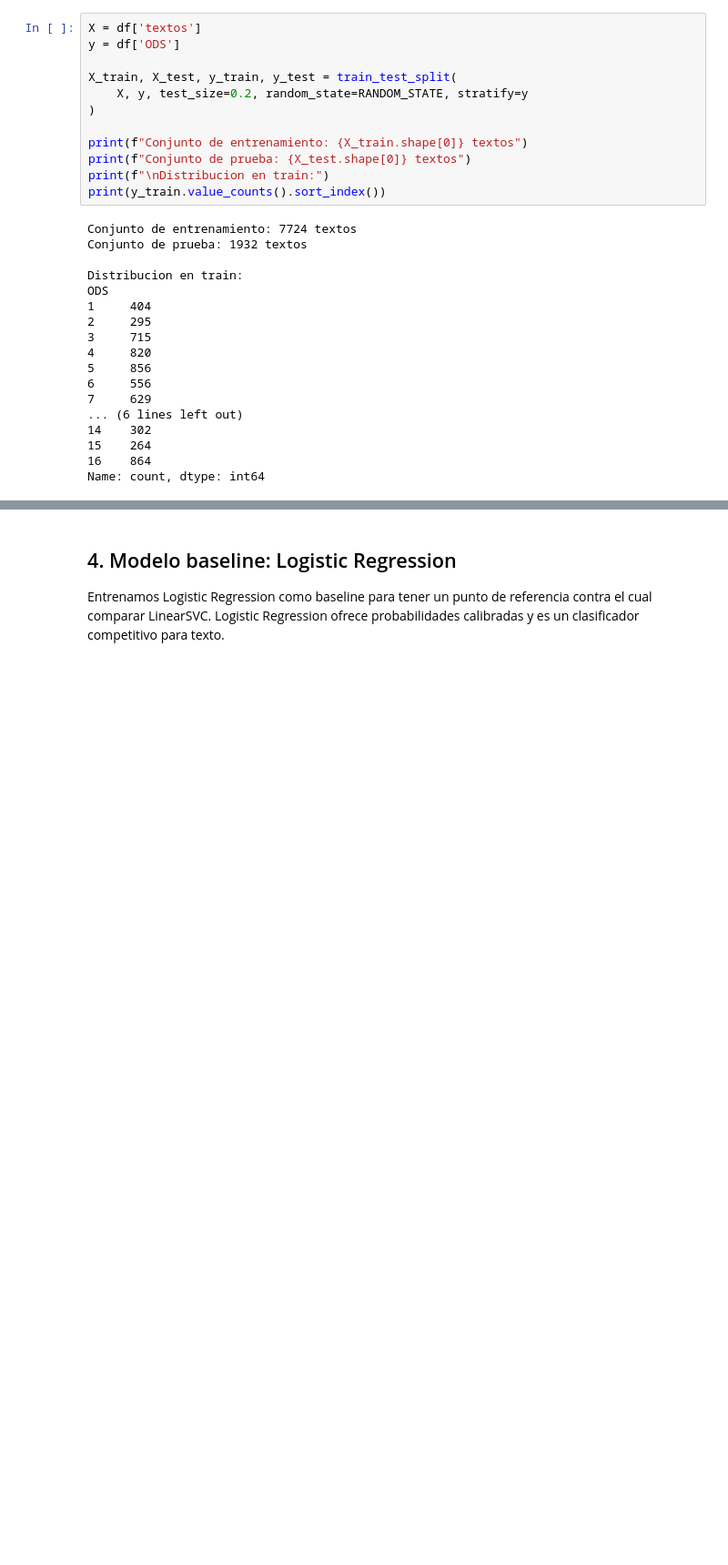
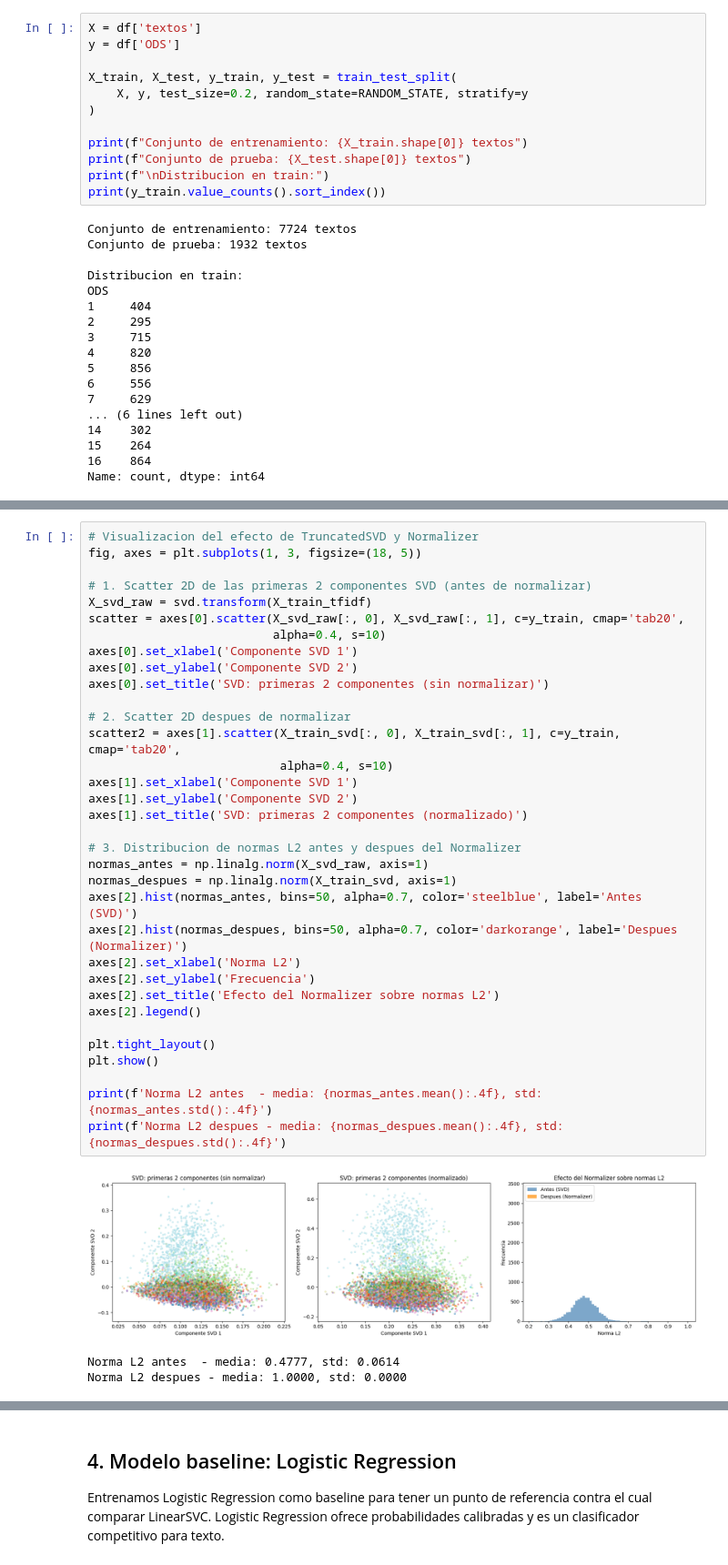
Before and after one commit to wiflore/USL-MiniProject-2, a Jupyter notebook: Clasificador_ODS.ipynb, the cells around one changed output, grey strips where cells are left out. Shown at 91% size. Drawn from its saved outputs; the diff is of its cells as text; blank space fills up the shorter version.

```diff
--- a/Clasificador_ODS.ipynb
+++ b/Clasificador_ODS.ipynb
@@ -273,0 +385,38 @@ Varianza explicada: 0.2627
+# %%
+# Visualizacion del efecto de TruncatedSVD y Normalizer
+fig, axes = plt.subplots(1, 3, figsize=(18, 5))
+
+# 1. Scatter 2D de las primeras 2 componentes SVD (antes de normalizar)
+X_svd_raw = svd.transform(X_train_tfidf)
+scatter = axes[0].scatter(X_svd_raw[:, 0], X_svd_raw[:, 1], c=y_train, cmap='tab20',
+                          alpha=0.4, s=10)
+axes[0].set_xlabel('Componente SVD 1')
+axes[0].set_ylabel('Componente SVD 2')
+axes[0].set_title('SVD: primeras 2 componentes (sin normalizar)')
+
+# 2. Scatter 2D despues de normalizar
+scatter2 = axes[1].scatter(X_train_svd[:, 0], X_train_svd[:, 1], c=y_train, cmap='tab20',
+                           alpha=0.4, s=10)
+axes[1].set_xlabel('Componente SVD 1')
+axes[1].set_ylabel('Componente SVD 2')
+axes[1].set_title('SVD: primeras 2 componentes (normalizado)')
+
+# 3. Distribucion de normas L2 antes y despues del Normalizer
+normas_antes = np.linalg.norm(X_svd_raw, axis=1)
+normas_despues = np.linalg.norm(X_train_svd, axis=1)
+axes[2].hist(normas_antes, bins=50, alpha=0.7, color='steelblue', label='Antes (SVD)')
+axes[2].hist(normas_despues, bins=50, alpha=0.7, color='darkorange', label='Despues (Normalizer)')
+axes[2].set_xlabel('Norma L2')
+axes[2].set_ylabel('Frecuencia')
+axes[2].set_title('Efecto del Normalizer sobre normas L2')
+axes[2].legend()
+
+plt.tight_layout()
+plt.show()
+
+print(f'Norma L2 antes  - media: {normas_antes.mean():.4f}, std: {normas_antes.std():.4f}')
+print(f'Norma L2 despues - media: {normas_despues.mean():.4f}, std: {normas_despues.std():.4f}')
+# %% [output]
+[figure, added]
+Norma L2 antes  - media: 0.4777, std: 0.0614
+Norma L2 despues - media: 1.0000, std: 0.0000
```
Also changed, not shown: parts of 38 cells of this notebook, 8 other files.
